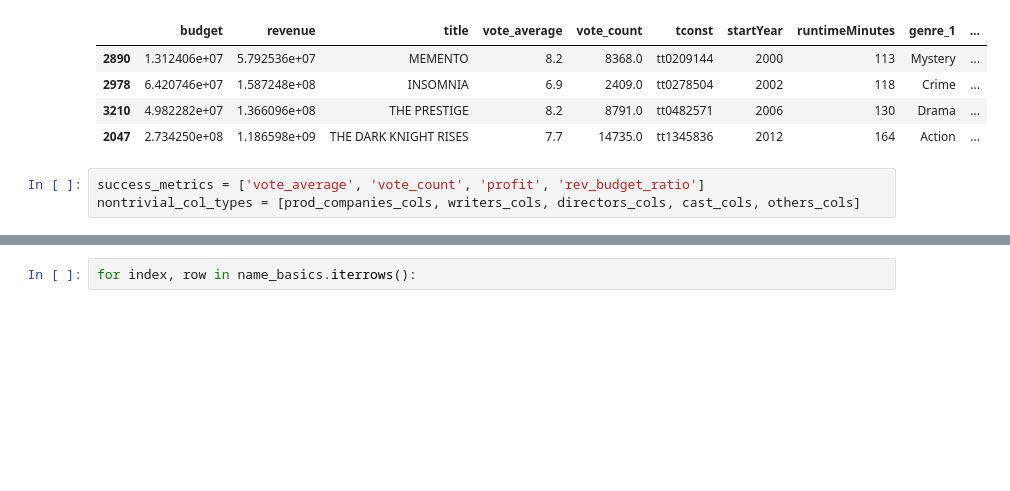
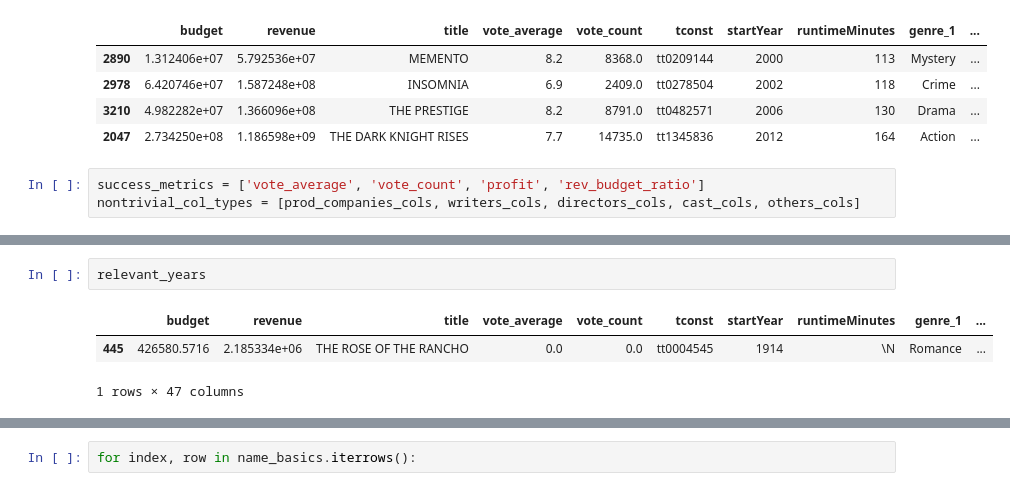
Before and after one commit to nsn116/Movie-Success-Predictor, a Jupyter notebook: data_preprocessing/Principals info.ipynb, the cells around one changed output, grey strips where cells are left out. Drawn from its saved outputs; the diff is of its cells as text; blank space fills up the shorter version.

```diff
--- a/data_preprocessing/Principals info.ipynb
+++ b/data_preprocessing/Principals info.ipynb
@@ -686,0 +712,6 @@ for i in range(firstYear, lastYear + 1)
+# %%
+relevant_years
+# %% [output]
+|  | budget | revenue | title | vote_average | vote_count | tconst | startYear | runtimeMinutes | genre_1 | ... |
+| 445 | 426580.5716 | 2.185334e+06 | THE ROSE OF THE RANCHO | 0.0 | 0.0 | tt0004545 | 1914 | \N | Romance | ... |
+1 rows × 47 columns
```
Also changed, not shown: parts of 28 cells of this notebook, 1 other file.
